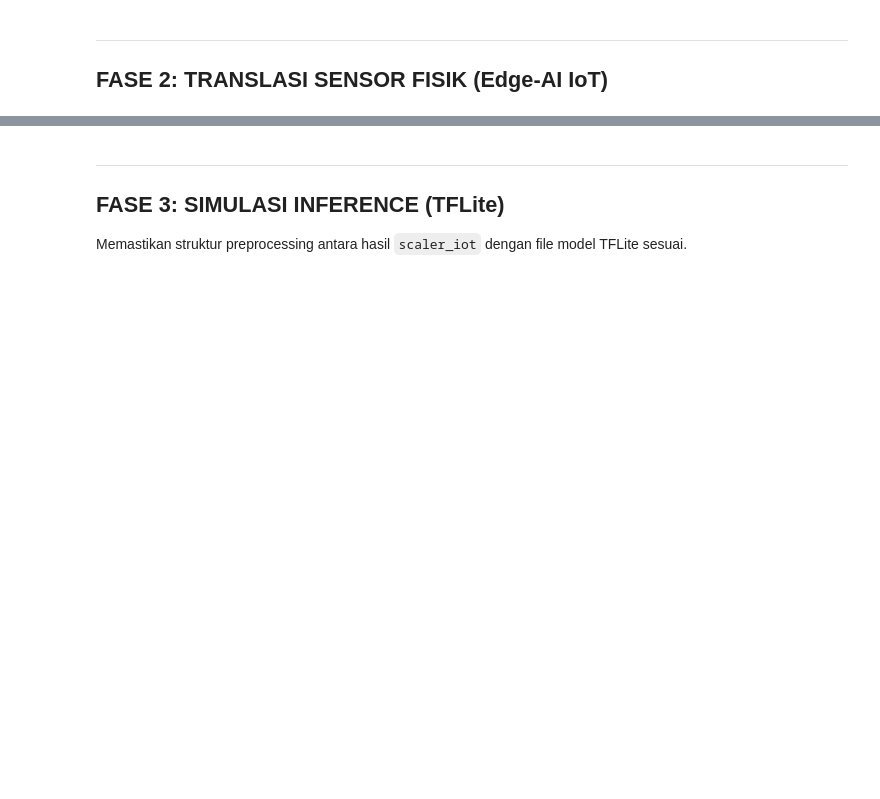
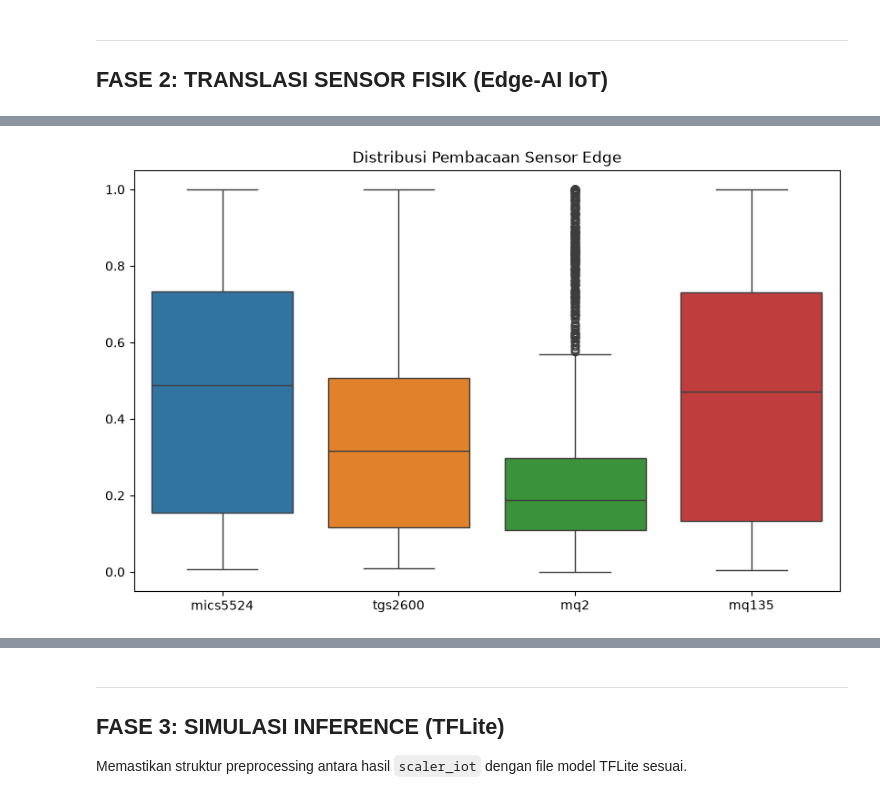
Before and after one commit to SIPARTA/ai_models, a Jupyter notebook: SIPARTA.ipynb, the cells around one changed output, grey strips where cells are left out. Cells and saved outputs as stored; diff of their text form; code cells hidden in the pictures; blank space fills up the shorter version.

```diff
--- a/SIPARTA.ipynb
+++ b/SIPARTA.ipynb
@@ -274,0 +348,92 @@ else:
+# %%
+if TRAINING_ALLOWED:
+    # Distribusi Pembacaan Sensor
+    plt.figure(figsize=(10, 6))
+    sns.boxplot(data=df_edge[['mics5524', 'tgs2600', 'mq2', 'mq135']])
+    plt.title('Distribusi Pembacaan Sensor Edge')
+    plt.show()
+
+    # Confusion Matrix
+    cm_e = confusion_matrix(y_te_e, y_pred)
+    plt.figure(figsize=(6, 5))
+    sns.heatmap(cm_e, annot=True, fmt='d', cmap='Greens',
+                xticklabels=["AMAN", "WASPADA", "BAHAYA"],
+                yticklabels=["AMAN", "WASPADA", "BAHAYA"])
+    plt.title('Confusion Matrix - Edge Model (4 Fitur Sensor)')
+    plt.xlabel('Prediksi')
+    plt.ylabel('Aktual')
+    plt.show()
+
+    # Loss dan Akurasi
+    fig, ax = plt.subplots(1, 2, figsize=(12, 4))
+    ax[0].plot(history_edge.history['loss'], label='Train Loss')
+    ax[0].plot(history_edge.history['val_loss'], label='Val Loss')
+    ax[0].set_title('Loss Model Edge')
+    ax[0].legend()
+
+    ax[1].plot(history_edge.history['accuracy'], label='Train Acc')
+    ax[1].plot(history_edge.history['val_accuracy'], label='Val Acc')
+    ax[1].set_title('Akurasi Model Edge')
+    ax[1].legend()
+
+    # ============================================================
+    # Distribusi Tingkat Risiko
+    # ============================================================
+    fig, axes = plt.subplots(1, 2, figsize=(14, 5))
+
+    # Bar plot
+    risk_counts = df['tingkat_risiko'].value_counts().sort_index()
+    risk_labels = ['Aman (0)', 'Sedang (1)', 'Tinggi (2)']
+    colors = ['#2ecc71', '#f39c12', '#e74c3c']
+
+    bars = axes[0].bar(risk_labels, risk_counts.values, color=colors, edgecolor='black', linewidth=0.8)
+    axes[0].set_title('Distribusi Tingkat Risiko Gas Beracun', fontsize=14, fontweight='bold')
+    axes[0].set_ylabel('Jumlah Sampel')
+    for bar, val in zip(bars, risk_counts.values):
+        axes[0].text(bar.get_x() + bar.get_width()/2, val + 15, str(val),
+                    ha='center', fontweight='bold', fontsize=12)
+
+    # Pie chart
+    axes[1].pie(risk_counts.values, labels=risk_labels, autopct='%1.1f%%',
+                colors=colors, startangle=90, explode=[0.03, 0.03, 0.06],
+                textprops={'fontsize': 11})
+    axes[1].set_title('Proporsi Tingkat Risiko', fontsize=14, fontweight='bold')
+
+    plt.tight_layout()
+    plt.show()
+
+    # ============================================================
+    # Distribusi fitur numerik berdasarkan tingkat risiko
+    # ============================================================
+    fitur_numerik = ['pH_bahan_1', 'pH_bahan_2', 'delta_pH', 'konsentrasi_1',
+                    'konsentrasi_2', 'suhu_ruangan', 'ventilasi', 'volume_campuran_ml']
+
+    fig, axes = plt.subplots(2, 4, figsize=(18, 8))
+    axes = axes.flatten()
+
+    for i, col in enumerate(fitur_numerik):
+        for risk_level, color in zip([0, 1, 2], colors):
+            data = df[df['tingkat_risiko'] == risk_level][col]
+            axes[i].hist(data, bins=25, alpha=0.6, color=color, label=f'Risiko {risk_level}',
+                        edgecolor='black', linewidth=0.3)
+        axes[i].set_title(col, fontsize=11, fontweight='bold')
+        axes[i].legend(fontsize=8)
+
+    plt.suptitle('Distribusi Fitur per Tingkat Risiko', fontsize=16, fontweight='bold', y=1.02)
+    plt.tight_layout()
+    plt.show()
+
+    # ============================================================
+    # Correlation Heatmap
+    # ============================================================
+    fitur_korelasi = fitur_numerik + ['bahan_1', 'bahan_2', 'tingkat_risiko']
+
+    plt.figure(figsize=(12, 8))
+    corr = df[fitur_korelasi].corr()
+    sns.heatmap(corr, annot=True, fmt='.2f', cmap='RdBu_r', center=0,
+                square=True, linewidths=0.5)
+    plt.title('Correlation Heatmap - Dataset Gas Beracun', fontsize=14, fontweight='bold')
+    plt.tight_layout()
+    plt.show()
+# %% [output]
+[figure, added]
```
Also changed, not shown: parts of 11 cells of this notebook, 4 other files.
